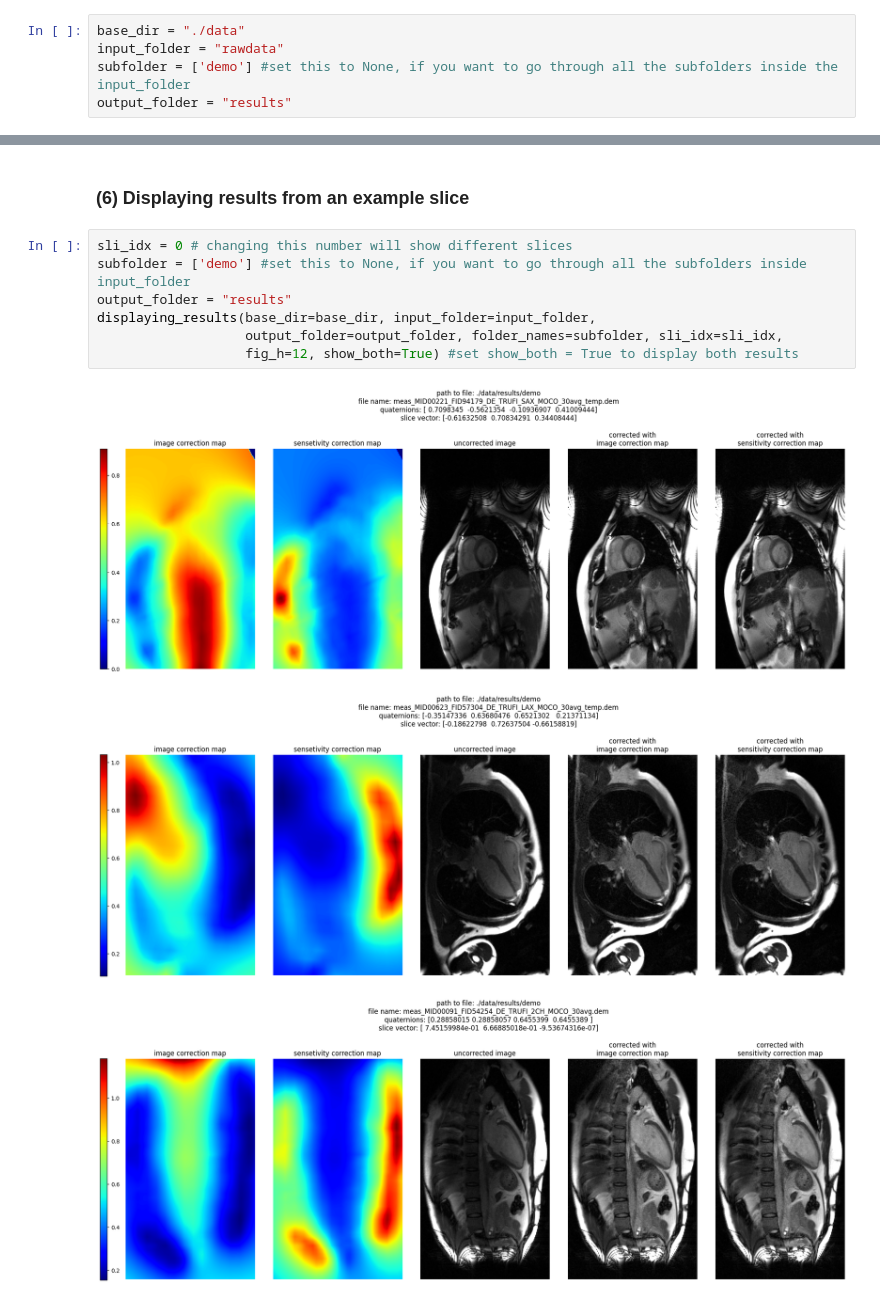
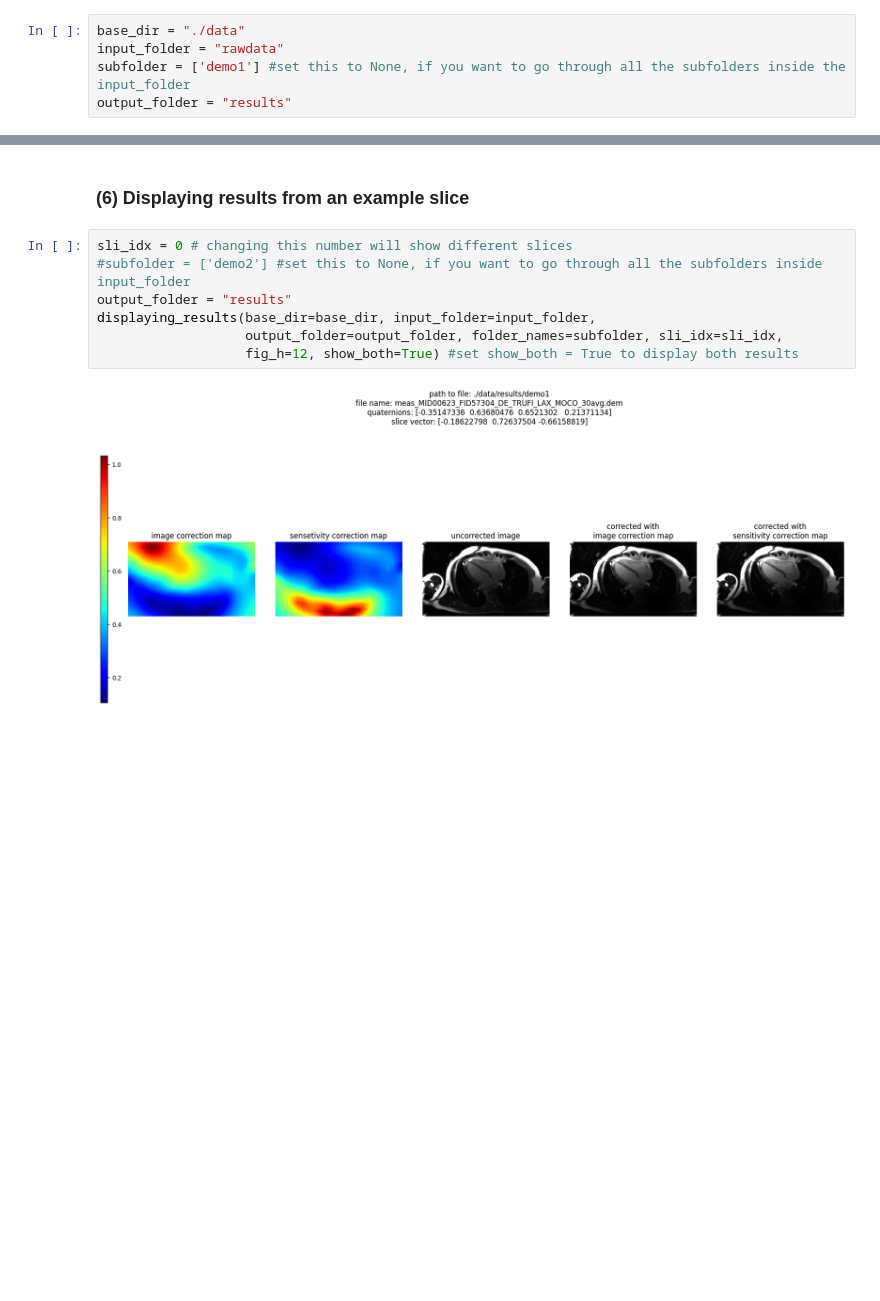
Before and after one commit to OSU-MR/SCC, a Jupyter notebook: brightness_correction_demo.ipynb, the cells around one changed output, grey strips where cells are left out. Saved outputs shown, nothing was run; the diff lists cells and outputs as text; blank space fills up the shorter version.

```diff
--- a/brightness_correction_demo.ipynb
+++ b/brightness_correction_demo.ipynb
@@ -74,7 +74,7 @@ Demo dataset(s) are being downloaded, please wait......
 # %%
 base_dir = "./data"
 input_folder = "rawdata"
-subfolder = ['demo'] #set this to None, if you want to go through all the subfolders inside the input_folder
+subfolder = ['demo1'] #set this to None, if you want to go through all the subfolders inside the input_folder
 output_folder = "results"
 # %% [markdown]
 <!-- # 3. Import the functions and define the folders -->
@@ -292,12 +368,10 @@ sense_reconstructed_img (150, 256)
 ### (6) Displaying results from an example slice
 # %%
 sli_idx = 0 # changing this number will show different slices
-subfolder = ['demo'] #set this to None, if you want to go through all the subfolders inside input_folder
+#subfolder = ['demo2'] #set this to None, if you want to go through all the subfolders inside input_folder
 output_folder = "results"
 displaying_results(base_dir=base_dir, input_folder=input_folder,
                    output_folder=output_folder, folder_names=subfolder, sli_idx=sli_idx,
                    fig_h=12, show_both=True) #set show_both = True to display both results
 # %% [output]
-[figure, old version]
+[figure, new version]
-[figure, removed]
-[figure, removed]
```
Also changed, not shown: parts of 7 cells of this notebook, 4 other files.
